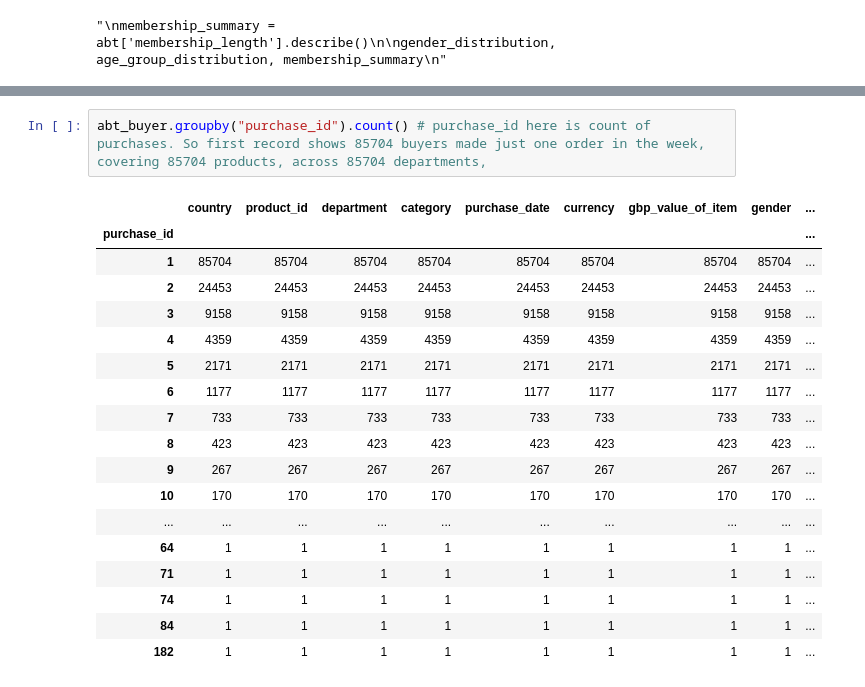
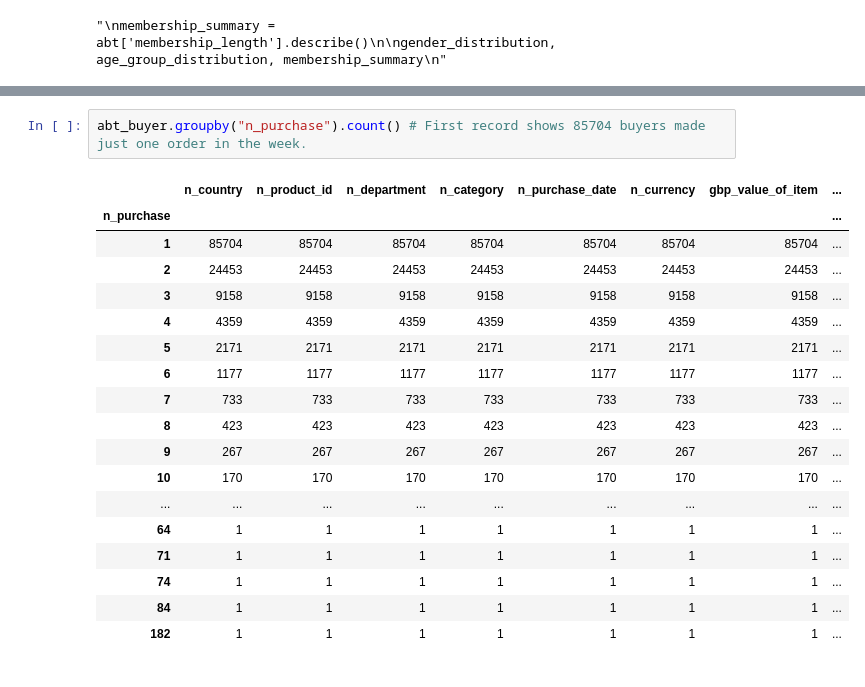
Before and after one commit to kieran036/ad_hoc_analyses, a Jupyter notebook: analyses/customer_analysis/analysis.ipynb, the cells around one changed output, grey strips where cells are left out. Saved outputs shown, nothing was run; the diff lists cells and outputs as text.

Commit message:
Update groupby of buyers by number of orders

```diff
--- a/analyses/customer_analysis/analysis.ipynb
+++ b/analyses/customer_analysis/analysis.ipynb
@@ -454,23 +454,23 @@ high_value_customers, overall_purchase_behavior
   'median_spend_per_customer': 29.181648000000003,
   'median_spend_per_purchase': 18.23853})
 # %%
-abt_buyer.groupby("purchase_id").count() # purchase_id here is count of purchases. So first record shows 85704 buyers made just one order in the week, covering 85704 products, across 85704 departments,
+abt_buyer.groupby("n_purchase").count() # First record shows 85704 buyers made just one order in the week.
 # %% [output]
-|  | country | product_id | department | category | purchase_date | currency | gbp_value_of_item | gender | ... |
-| purchase_id |  |  |  |  |  |  |  |  | ... |
-| 1 | 85704 | 85704 | 85704 | 85704 | 85704 | 85704 | 85704 | 85704 | ... |
-| 2 | 24453 | 24453 | 24453 | 24453 | 24453 | 24453 | 24453 | 24453 | ... |
-| 3 | 9158 | 9158 | 9158 | 9158 | 9158 | 9158 | 9158 | 9158 | ... |
-| 4 | 4359 | 4359 | 4359 | 4359 | 4359 | 4359 | 4359 | 4359 | ... |
-| 5 | 2171 | 2171 | 2171 | 2171 | 2171 | 2171 | 2171 | 2171 | ... |
-| 6 | 1177 | 1177 | 1177 | 1177 | 1177 | 1177 | 1177 | 1177 | ... |
-| 7 | 733 | 733 | 733 | 733 | 733 | 733 | 733 | 733 | ... |
-| 8 | 423 | 423 | 423 | 423 | 423 | 423 | 423 | 423 | ... |
-| 9 | 267 | 267 | 267 | 267 | 267 | 267 | 267 | 267 | ... |
-| 10 | 170 | 170 | 170 | 170 | 170 | 170 | 170 | 170 | ... |
-| ... | ... | ... | ... | ... | ... | ... | ... | ... | ... |
-| 64 | 1 | 1 | 1 | 1 | 1 | 1 | 1 | 1 | ... |
-| 71 | 1 | 1 | 1 | 1 | 1 | 1 | 1 | 1 | ... |
-| 74 | 1 | 1 | 1 | 1 | 1 | 1 | 1 | 1 | ... |
-| 84 | 1 | 1 | 1 | 1 | 1 | 1 | 1 | 1 | ... |
-| 182 | 1 | 1 | 1 | 1 | 1 | 1 | 1 | 1 | ... |
+|  | n_country | n_product_id | n_department | n_category | n_purchase_date | n_currency | gbp_value_of_item | ... |
+| n_purchase |  |  |  |  |  |  |  | ... |
+| 1 | 85704 | 85704 | 85704 | 85704 | 85704 | 85704 | 85704 | ... |
+| 2 | 24453 | 24453 | 24453 | 24453 | 24453 | 24453 | 24453 | ... |
+| 3 | 9158 | 9158 | 9158 | 9158 | 9158 | 9158 | 9158 | ... |
+| 4 | 4359 | 4359 | 4359 | 4359 | 4359 | 4359 | 4359 | ... |
+| 5 | 2171 | 2171 | 2171 | 2171 | 2171 | 2171 | 2171 | ... |
+| 6 | 1177 | 1177 | 1177 | 1177 | 1177 | 1177 | 1177 | ... |
+| 7 | 733 | 733 | 733 | 733 | 733 | 733 | 733 | ... |
+| 8 | 423 | 423 | 423 | 423 | 423 | 423 | 423 | ... |
+| 9 | 267 | 267 | 267 | 267 | 267 | 267 | 267 | ... |
+| 10 | 170 | 170 | 170 | 170 | 170 | 170 | 170 | ... |
+| ... | ... | ... | ... | ... | ... | ... | ... | ... |
+| 64 | 1 | 1 | 1 | 1 | 1 | 1 | 1 | ... |
+| 71 | 1 | 1 | 1 | 1 | 1 | 1 | 1 | ... |
+| 74 | 1 | 1 | 1 | 1 | 1 | 1 | 1 | ... |
+| 84 | 1 | 1 | 1 | 1 | 1 | 1 | 1 | ... |
+| 182 | 1 | 1 | 1 | 1 | 1 | 1 | 1 | ... |
```
